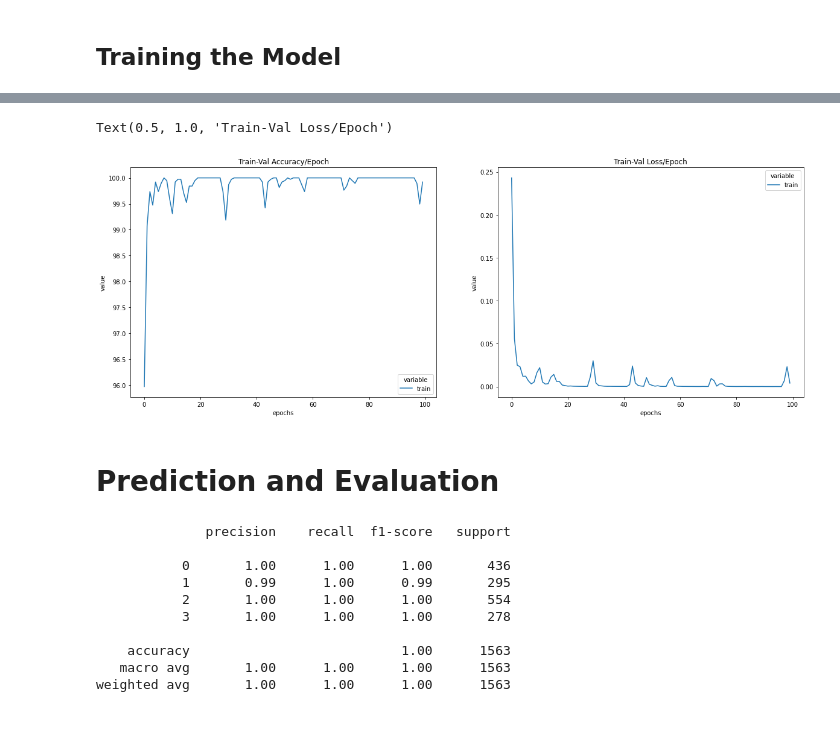
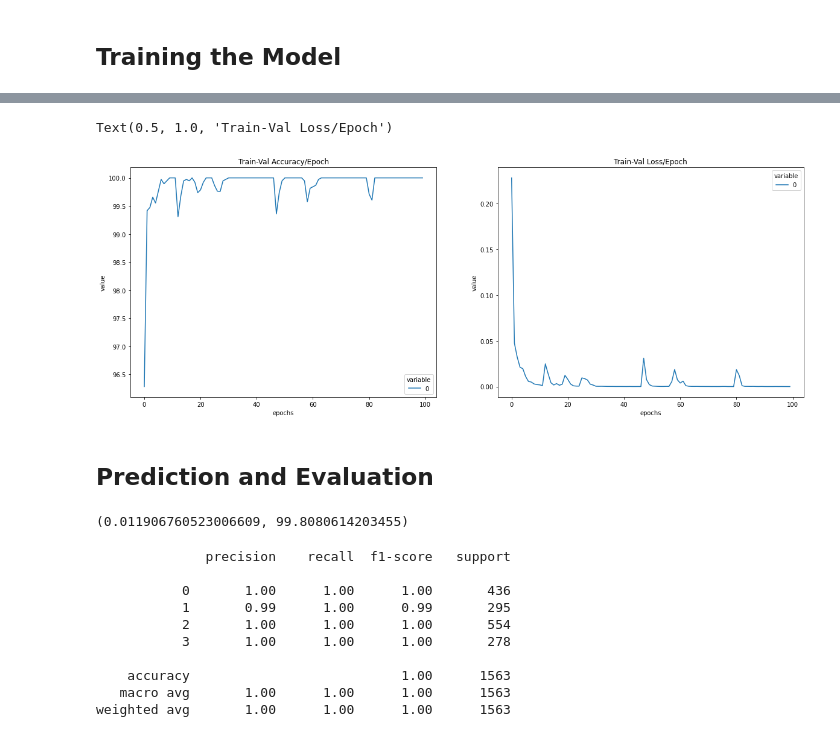
Before and after one commit to farazkh80/AirMouse, a Jupyter notebook: ModelPrototypes/GestureClassifierNet.ipynb, the cells around one changed output, grey strips where cells are left out. Cells and saved outputs as stored; diff of their text form; code cells hidden in the pictures.

```diff
--- a/ModelPrototypes/GestureClassifierNet.ipynb
+++ b/ModelPrototypes/GestureClassifierNet.ipynb
@@ -208,5 +230,6 @@ for e in range(EPOCHS):
     loss_stats['train'].append(train_epoch_loss/len(train_loader))
     accuracy_stats['train'].append(train_epoch_acc/len(train_loader))
 
-    print(f'Epoch {e}: | Train Loss: {train_epoch_loss/len(train_loader):.5f} | Train Acc: {train_epoch_acc/len(train_loader):.3f}')
+    if e%10==0:
+        print(f'Epoch {e}: | Train Loss: {train_epoch_loss/len(train_loader):.5f} | Train Acc: {train_epoch_acc/len(train_loader):.3f}')
 # %% [output]
@@ -230,23 +246,39 @@ Epoch 99: | Train Loss: 0.00402 | Train Acc: 99.921
 # %%
 # Create dataframes
-train_val_acc_df = pd.DataFrame.from_dict(accuracy_stats).reset_index().melt(id_vars=['index']).rename(columns={"index":"epochs"})
-train_val_loss_df = pd.DataFrame.from_dict(loss_stats).reset_index().melt(id_vars=['index']).rename(columns={"index":"epochs"})
+train_val_acc_df = pd.DataFrame.from_dict(accuracy_stats['train']).reset_index().melt(id_vars=['index']).rename(columns={"index":"epochs"})
+train_val_loss_df = pd.DataFrame.from_dict(loss_stats['train']).reset_index().melt(id_vars=['index']).rename(columns={"index":"epochs"})
 # Plot the dataframes
 fig, axes = plt.subplots(nrows=1, ncols=2, figsize=(20,7))
 sns.lineplot(data=train_val_acc_df, x = "epochs", y="value", hue="variable",  ax=axes[0]).set_title('Train-Val Accuracy/Epoch')
 sns.lineplot(data=train_val_loss_df, x = "epochs", y="value", hue="variable", ax=axes[1]).set_title('Train-Val Loss/Epoch')
 # %% [output]
 Text(0.5, 1.0, 'Train-Val Loss/Epoch')
-[figure, old version]
+[figure, new version]
 # %% [markdown]
-# Prediction and Evaluation
+## Prediction and Evaluation
 # %%
 y_pred_list = []
 with torch.no_grad():
+    test_loss=0
+    test_acc=0
     model.eval()
-    for X_batch, _ in test_loader:
+    for X_batch, Y_batch in test_loader:
         y_test_pred = model(X_batch)
         _, y_pred_tags = torch.max(y_test_pred, dim = 1)
         y_pred_list.append(y_pred_tags.cpu().numpy())
 
+        test_it_loss = criterion(y_test_pred, Y_batch)
+        test_it_acc = multi_acc(y_test_pred, Y_batch)
+
+        test_loss += test_it_loss.item()
+        test_acc += test_it_acc.item()
+
+    loss_stats['test'] = (test_loss/len(test_loader))
+    accuracy_stats['test'] = (test_acc/len(test_loader))
+
+
 y_pred_list = [a.squeeze().tolist() for a in y_pred_list]
+
+loss_stats['test'], accuracy_stats['test']
+# %% [output]
+(0.011906760523006609, 99.8080614203455)
```
Also changed, not shown: parts of 7 cells of this notebook, 2 other files.
